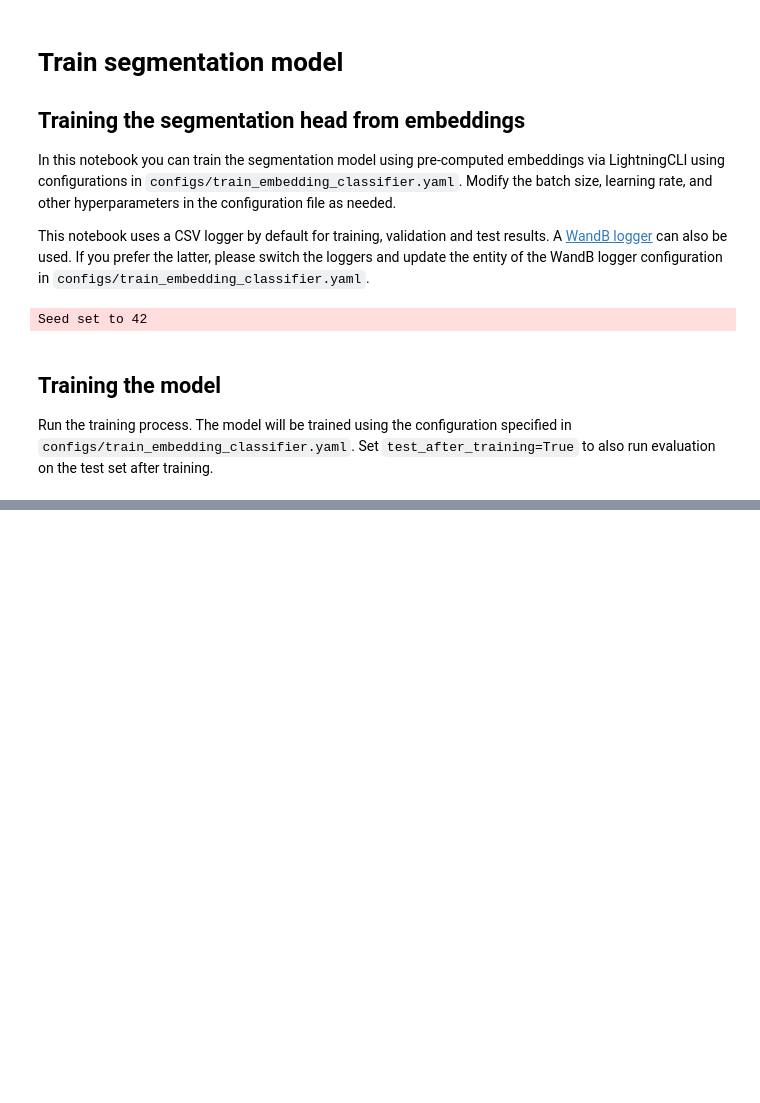
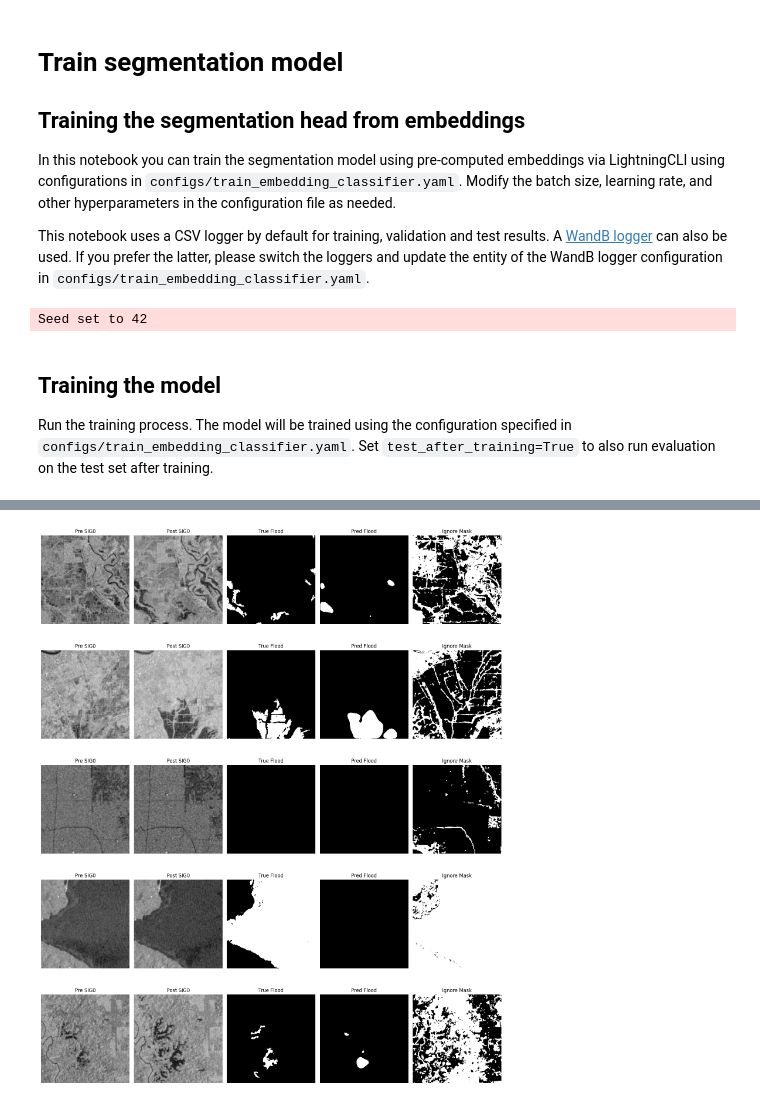
Before and after one commit to eodcgmbh/clay-model, a Jupyter notebook: claymodel/finetune/embedding_and_flood_detection_notebooks/3-train-flood-model.ipynb, the cells around one changed output, grey strips where cells are left out. Drawn from its saved outputs; the diff is of its cells as text; code cells hidden in the pictures; blank space fills up the shorter version.

```diff
--- a/claymodel/finetune/embedding_and_flood_detection_notebooks/3-train-flood-model.ipynb
+++ b/claymodel/finetune/embedding_and_flood_detection_notebooks/3-train-flood-model.ipynb
@@ -93,8 +109,9 @@ Seed set to 42
 
 Run the training process. The model will be trained using the configuration specified in `configs/train_embedding_classifier.yaml`. Set `test_after_training=True` to also run evaluation on the test set after training.
 # %%
-CONFIG_PATH = "configs/train_embedding_classifier.yaml"
+CONFIG_PATH = "configs/train_embedding_flood_detection.yaml"
 model, *_ = Train_segmentation_from_embeddings(CONFIG_PATH)
+model.draw_graph().visual_graph
 # %% [output]
 Using bfloat16 Automatic Mixed Precision (AMP)
 GPU available: False, used: False
@@ -126,0 +307,5 @@ Results: None
+# %%
+# Visualize random test samples
+plot_random_n_chips(model, config_path_yaml=CONFIG_PATH, n=5, split="test")
+# %% [output]
+[figure, added]
```
Also changed, not shown: parts of 4 cells of this notebook, 11 other files.
